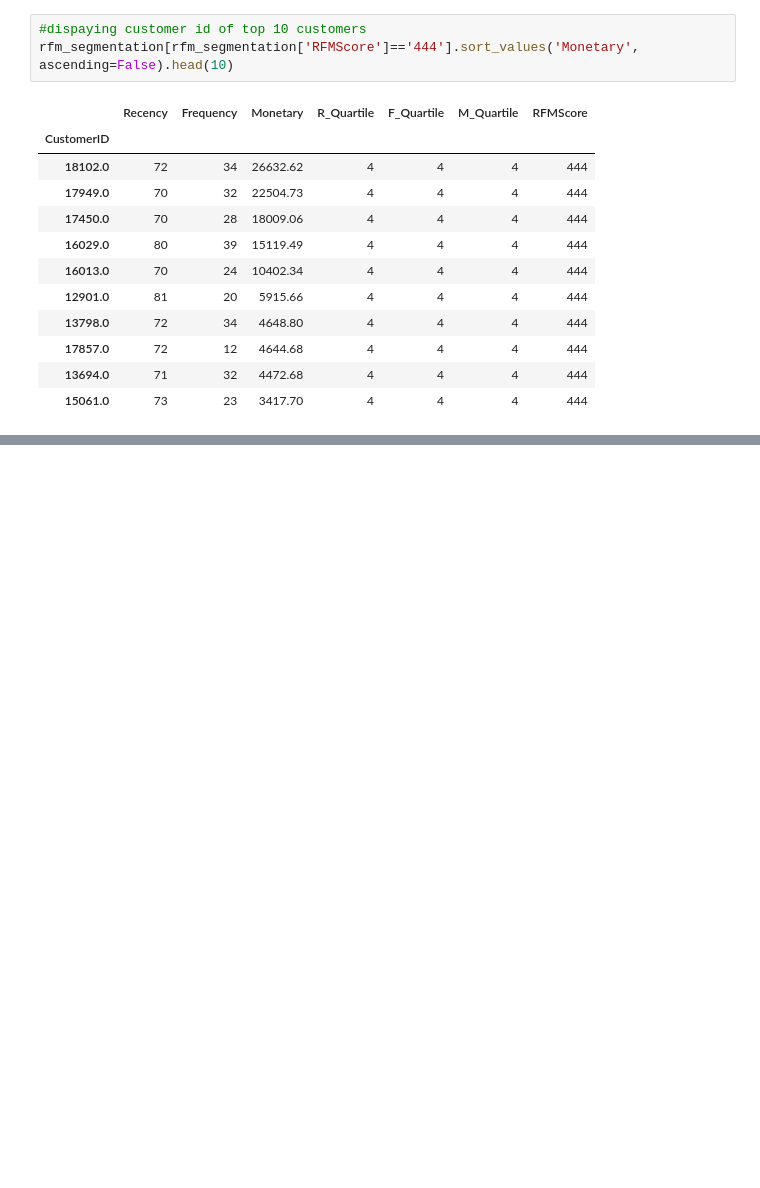
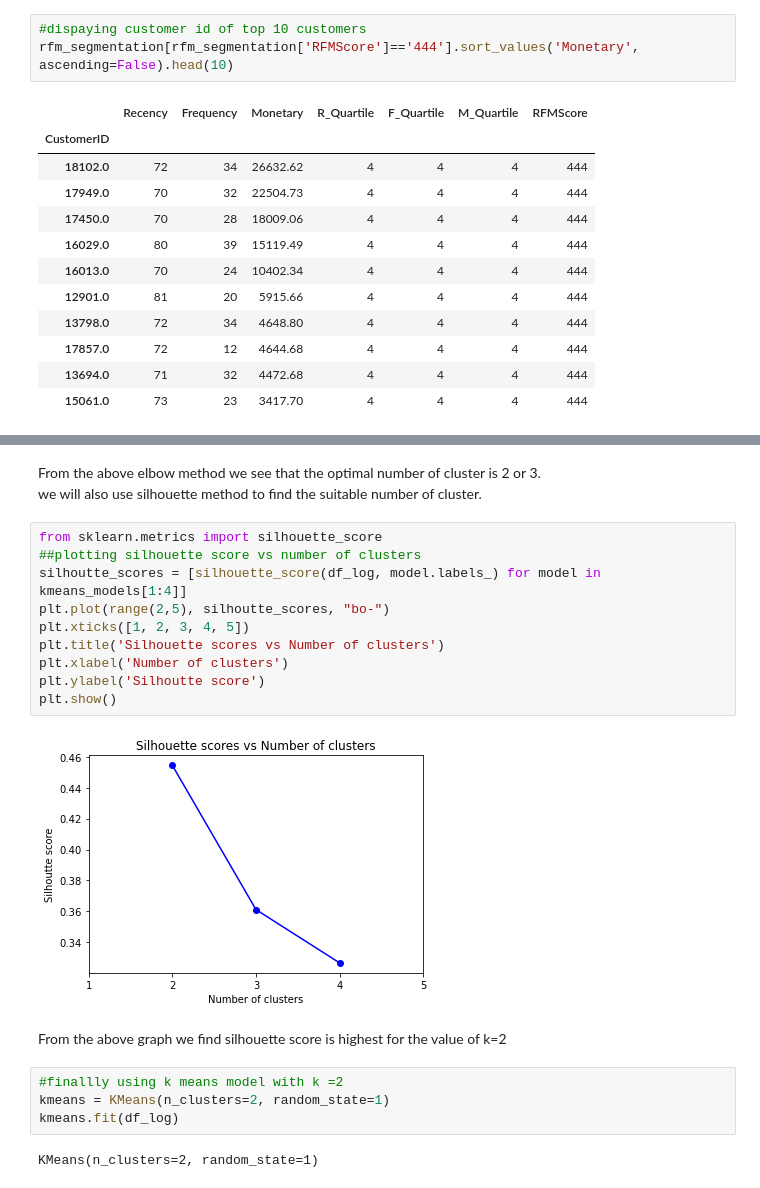
Before and after one commit to iam-ajitkumartoppo/customer_segmentation, a Jupyter notebook: Customer segmentation.ipynb, the cells around one changed output, grey strips where cells are left out. Drawn from its saved outputs; the diff is of its cells as text; blank space fills up the shorter version.

```diff
--- a/Customer segmentation.ipynb
+++ b/Customer segmentation.ipynb
@@ -632,0 +562,23 @@ plt.show()
+# %% [markdown]
+From the above elbow method we see that the optimal number of cluster is 2 or 3.<br>
+we will also use silhouette method to find the suitable number of cluster.
+# %%
+from sklearn.metrics import silhouette_score
+##plotting silhouette score vs number of clusters
+silhoutte_scores = [silhouette_score(df_log, model.labels_) for model in kmeans_models[1:4]]
+plt.plot(range(2,5), silhoutte_scores, "bo-")
+plt.xticks([1, 2, 3, 4, 5])
+plt.title('Silhouette scores vs Number of clusters')
+plt.xlabel('Number of clusters')
+plt.ylabel('Silhoutte score')
+plt.show()
+# %% [output]
+[figure, added]
+# %% [markdown]
+From the above graph we find silhouette score is highest for the value of k=2
+# %%
+#finallly using k means model with k =2
+kmeans = KMeans(n_clusters=2, random_state=1)
+kmeans.fit(df_log)
+# %% [output]
+KMeans(n_clusters=2, random_state=1)
```
Also changed, not shown: parts of 60 cells of this notebook.
